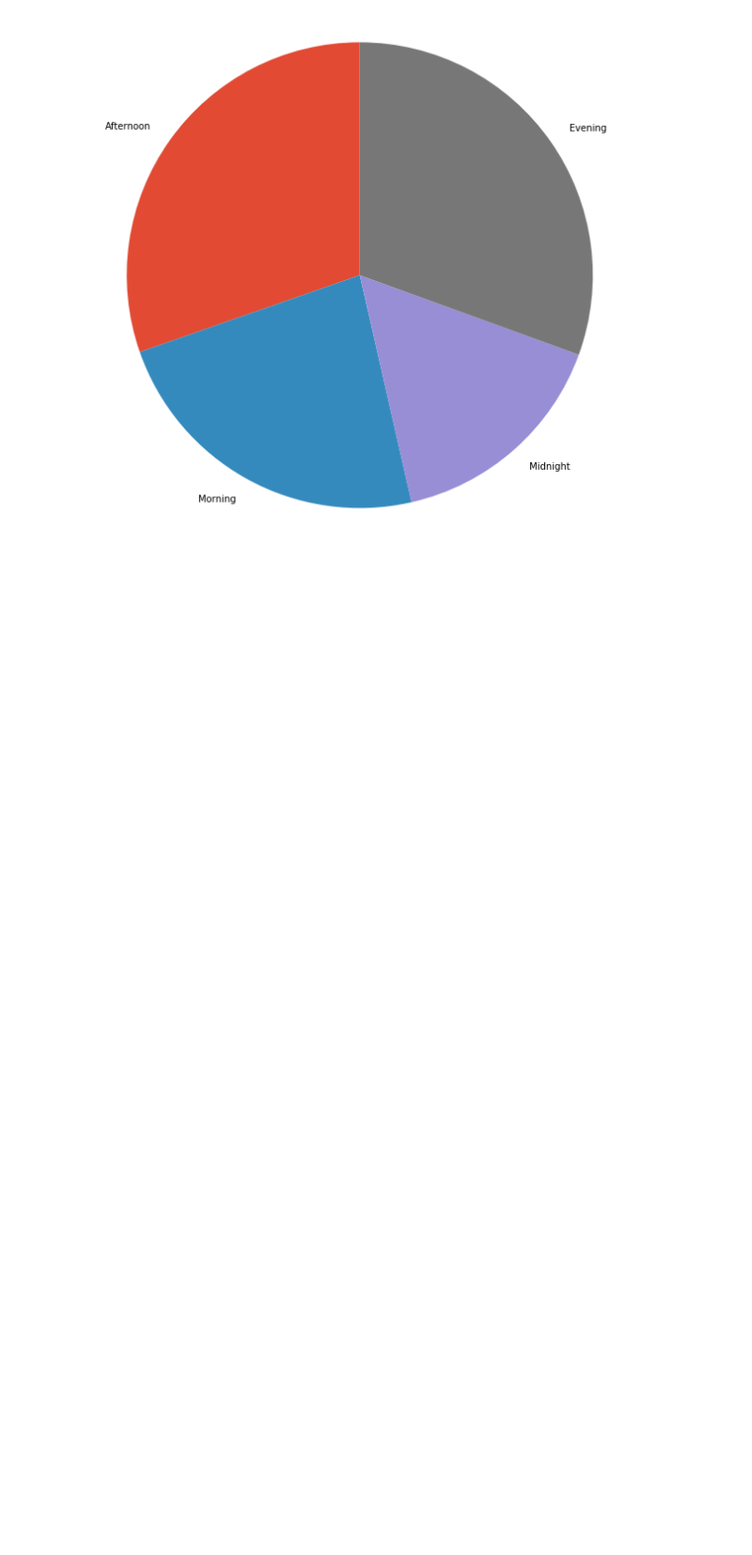
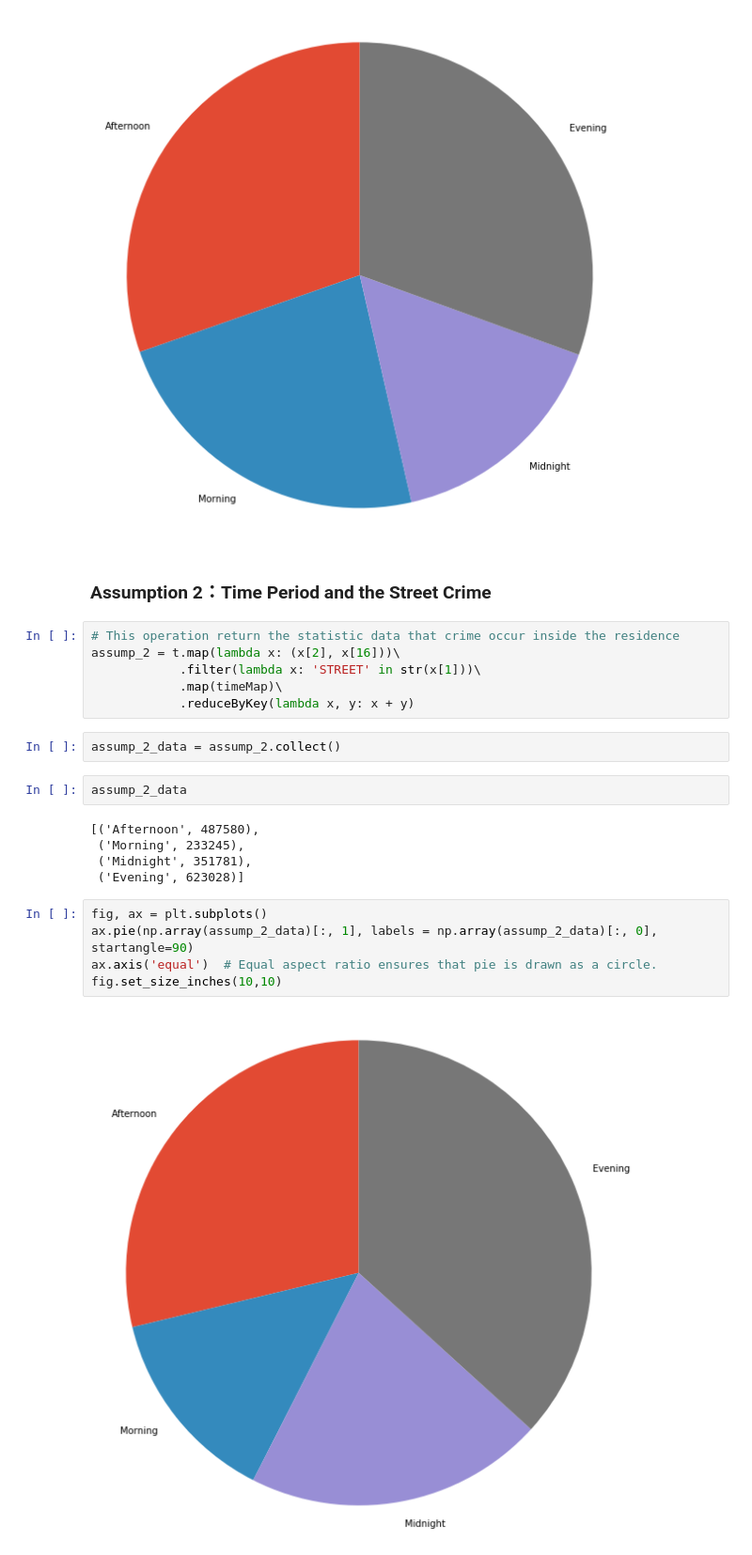
Before and after one commit to ave-u/big-data-analytics, a Jupyter notebook: chuanlong/Assumptions.ipynb, the cells around one changed output. Shown at 94% size. Drawn from its saved outputs; the diff is of its cells as text; blank space fills up the shorter version.

```diff
--- a/chuanlong/Assumptions.ipynb
+++ b/chuanlong/Assumptions.ipynb
@@ -78,3 +79,27 @@ ax.axis('equal')  # Equal aspect ratio ensures that pie is drawn as a circle.
 fig.set_size_inches(10,10)
 # %% [output]
 [figure]
+# %% [markdown]
+### Assumption 2：Time Period and the Street Crime
+# %%
+# This operation return the statistic data that crime occur inside the residence
+assump_2 = t.map(lambda x: (x[2], x[16]))\
+            .filter(lambda x: 'STREET' in str(x[1]))\
+            .map(timeMap)\
+            .reduceByKey(lambda x, y: x + y)
+# %%
+assump_2_data = assump_2.collect()
+# %%
+assump_2_data
+# %% [output]
+[('Afternoon', 487580),
+ ('Morning', 233245),
+ ('Midnight', 351781),
+ ('Evening', 623028)]
+# %%
+fig, ax = plt.subplots()
+ax.pie(np.array(assump_2_data)[:, 1], labels = np.array(assump_2_data)[:, 0], startangle=90)
+ax.axis('equal')  # Equal aspect ratio ensures that pie is drawn as a circle.
+fig.set_size_inches(10,10)
+# %% [output]
+[figure, added]
```
Also changed, not shown: parts of 21 cells of this notebook.
